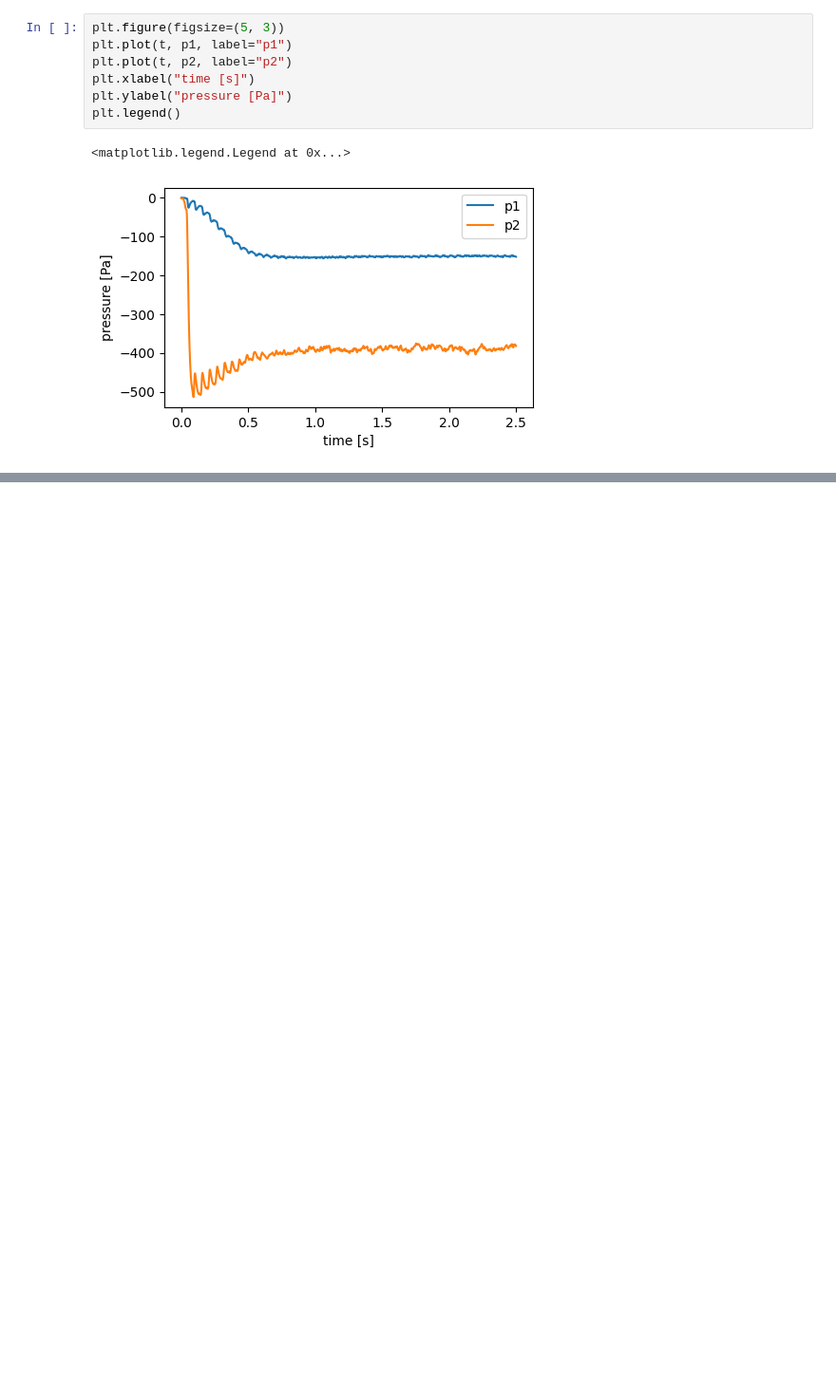
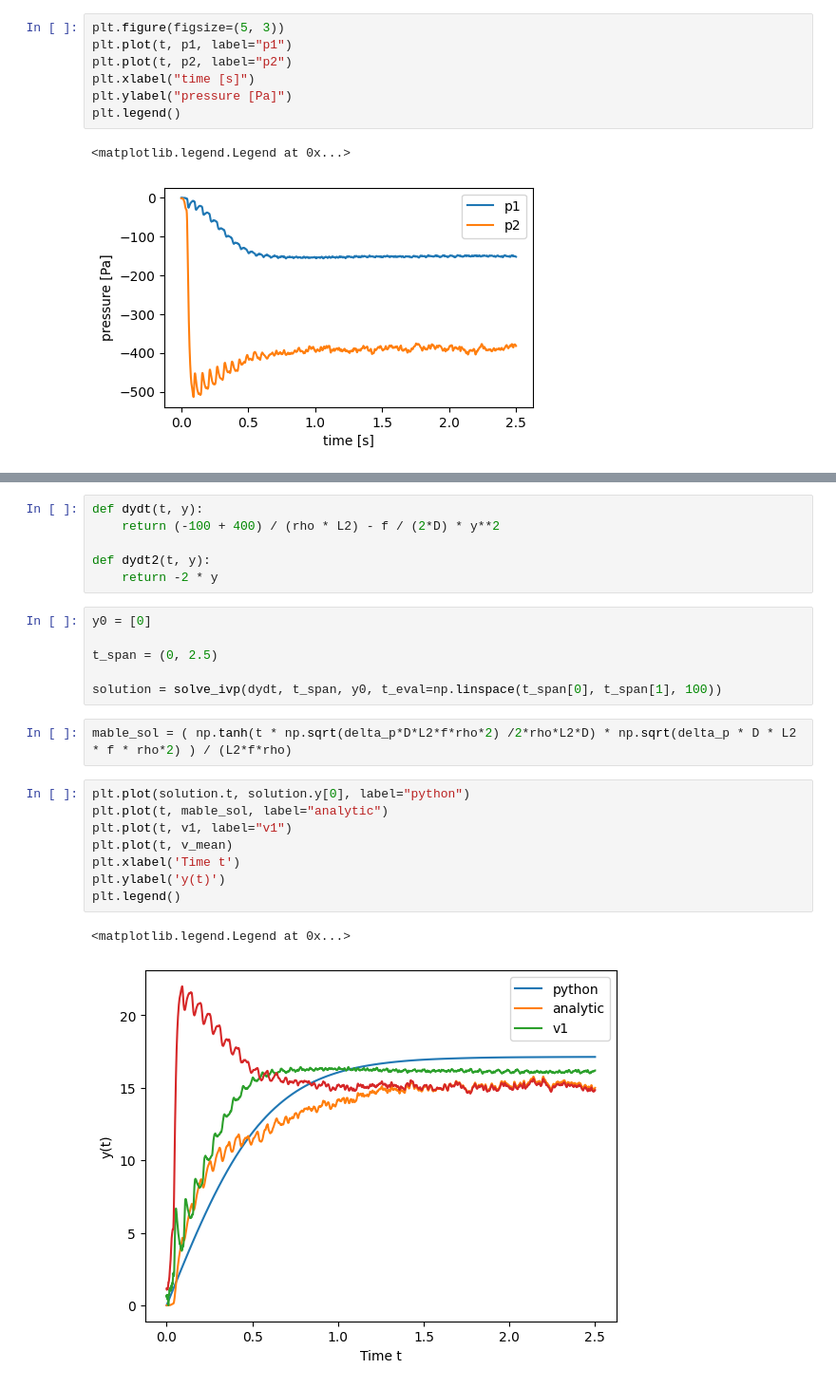
Before and after one commit to ChristianRas/41312_Fluid-mekanik, a Jupyter notebook: Afleveringer/Aflevering_1.ipynb, the cells around one changed output, grey strips where cells are left out. Shown: that part at 95% size. Cells and saved outputs as stored; diff of their text form; blank space fills up the shorter version.

```diff
--- a/Afleveringer/Aflevering_1.ipynb
+++ b/Afleveringer/Aflevering_1.ipynb
@@ -54,0 +51,25 @@ Text(0, 0.5, 'mean velocity [m/s]')
+# %%
+def dydt(t, y):
+    return (-100 + 400) / (rho * L2) - f / (2*D) * y**2
+
+def dydt2(t, y):
+    return -2 * y
+# %%
+y0 = [0]
+
+t_span = (0, 2.5)
+
+solution = solve_ivp(dydt, t_span, y0, t_eval=np.linspace(t_span[0], t_span[1], 100))
+# %%
+mable_sol = ( np.tanh(t * np.sqrt(delta_p*D*L2*f*rho*2) /2*rho*L2*D) * np.sqrt(delta_p * D * L2 * f * rho*2) ) / (L2*f*rho)
+# %%
+plt.plot(solution.t, solution.y[0], label="python")
+plt.plot(t, mable_sol, label="analytic")
+plt.plot(t, v1, label="v1")
+plt.plot(t, v_mean)
+plt.xlabel('Time t')
+plt.ylabel('y(t)')
+plt.legend()
+# %% [output]
+<matplotlib.legend.Legend at 0x...>
+[figure, added]
```
Also changed, not shown: parts of 4 cells of this notebook.
